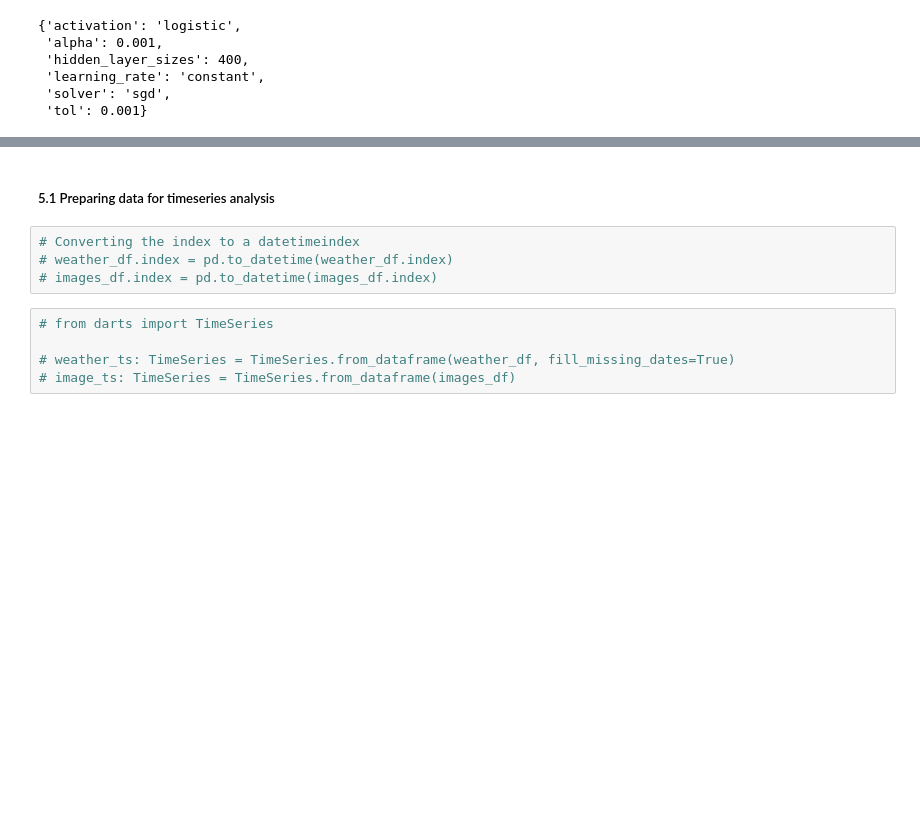
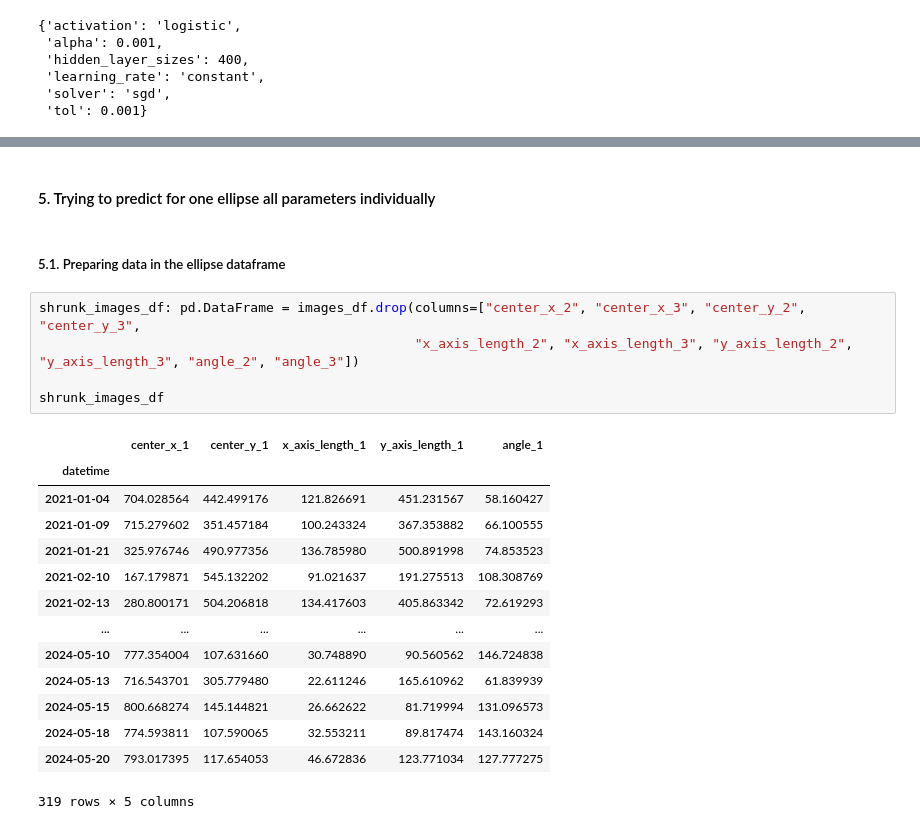
Before and after one commit to AndreasStgm/Water_Hyacinth_Location_Prediction, a Jupyter notebook: Backend Code/training/model_test.ipynb, the cells around one changed output, grey strips where cells are left out. Drawn from its saved outputs; the diff is of its cells as text; blank space fills up the shorter version.

Commit message:
Added seperate model analysis

```diff
--- a/Backend Code/training/model_test.ipynb
+++ b/Backend Code/training/model_test.ipynb
@@ -485,11 +661,24 @@ Increase the number of iterations (max_iter) or scale the data as shown in:
+# %% [markdown]
+#### 5. Trying to predict for one ellipse all parameters individually
 # %% [markdown]
-##### 5.1 Preparing data for timeseries analysis
+##### 5.1. Preparing data in the ellipse dataframe
-# %%
-# Converting the index to a datetimeindex
-# weather_df.index = pd.to_datetime(weather_df.index)
-# images_df.index = pd.to_datetime(images_df.index)
-# %%
-# from darts import TimeSeries
-
-# weather_ts: TimeSeries = TimeSeries.from_dataframe(weather_df, fill_missing_dates=True)
-# image_ts: TimeSeries = TimeSeries.from_dataframe(images_df)
+# %%
+shrunk_images_df: pd.DataFrame = images_df.drop(columns=["center_x_2", "center_x_3", "center_y_2", "center_y_3",
+                                                "x_axis_length_2", "x_axis_length_3", "y_axis_length_2", "y_axis_length_3", "angle_2", "angle_3"])
+
+shrunk_images_df
+# %% [output]
+|  | center_x_1 | center_y_1 | x_axis_length_1 | y_axis_length_1 | angle_1 |
+| datetime |  |  |  |  |  |
+| 2021-01-04 | 704.028564 | 442.499176 | 121.826691 | 451.231567 | 58.160427 |
+| 2021-01-09 | 715.279602 | 351.457184 | 100.243324 | 367.353882 | 66.100555 |
+| 2021-01-21 | 325.976746 | 490.977356 | 136.785980 | 500.891998 | 74.853523 |
+| 2021-02-10 | 167.179871 | 545.132202 | 91.021637 | 191.275513 | 108.308769 |
+| 2021-02-13 | 280.800171 | 504.206818 | 134.417603 | 405.863342 | 72.619293 |
+| ... | ... | ... | ... | ... | ... |
+| 2024-05-10 | 777.354004 | 107.631660 | 30.748890 | 90.560562 | 146.724838 |
+| 2024-05-13 | 716.543701 | 305.779480 | 22.611246 | 165.610962 | 61.839939 |
+| 2024-05-15 | 800.668274 | 145.144821 | 26.662622 | 81.719994 | 131.096573 |
+| 2024-05-18 | 774.593811 | 107.590065 | 32.553211 | 89.817474 | 143.160324 |
+| 2024-05-20 | 793.017395 | 117.654053 | 46.672836 | 123.771034 | 127.777275 |
+319 rows × 5 columns
```
Also changed, not shown: parts of 51 cells of this notebook.
